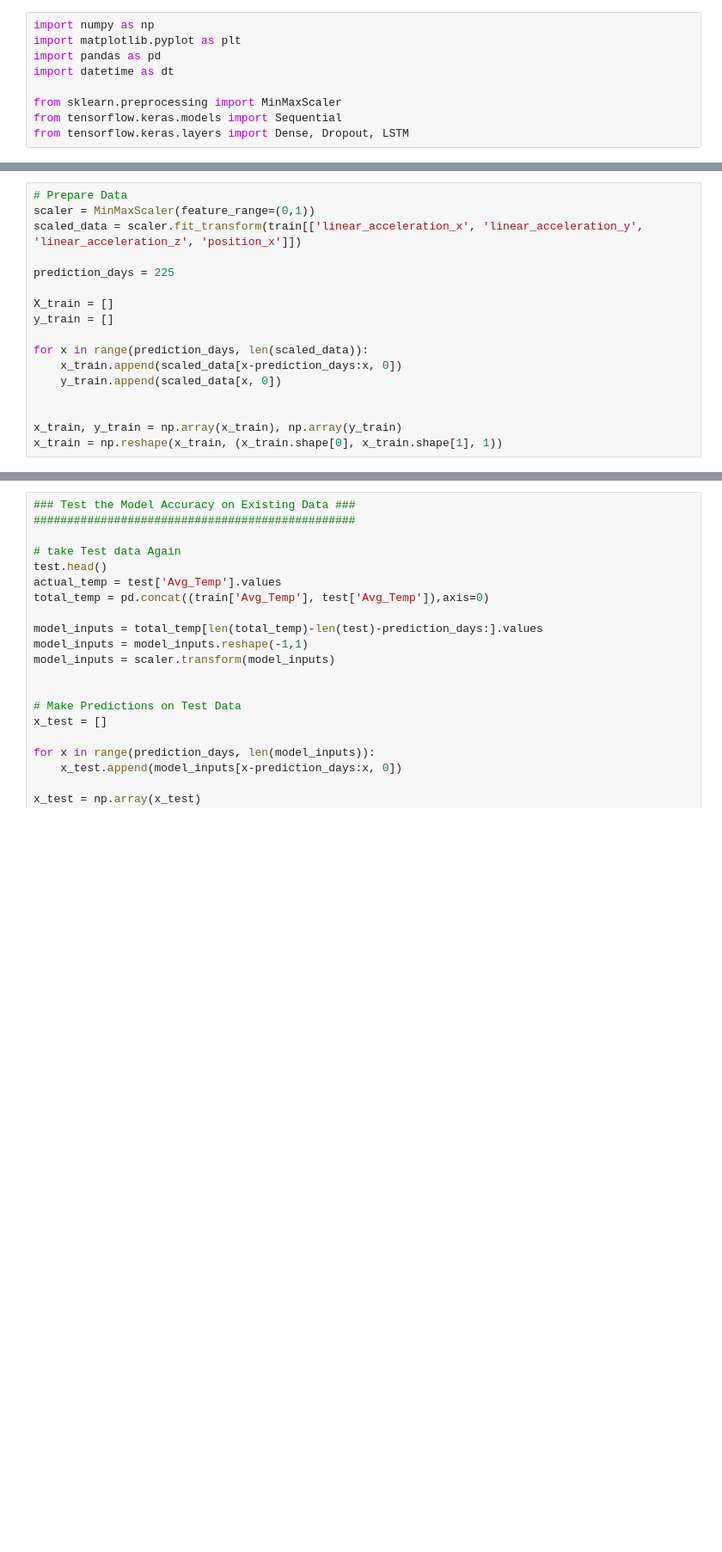
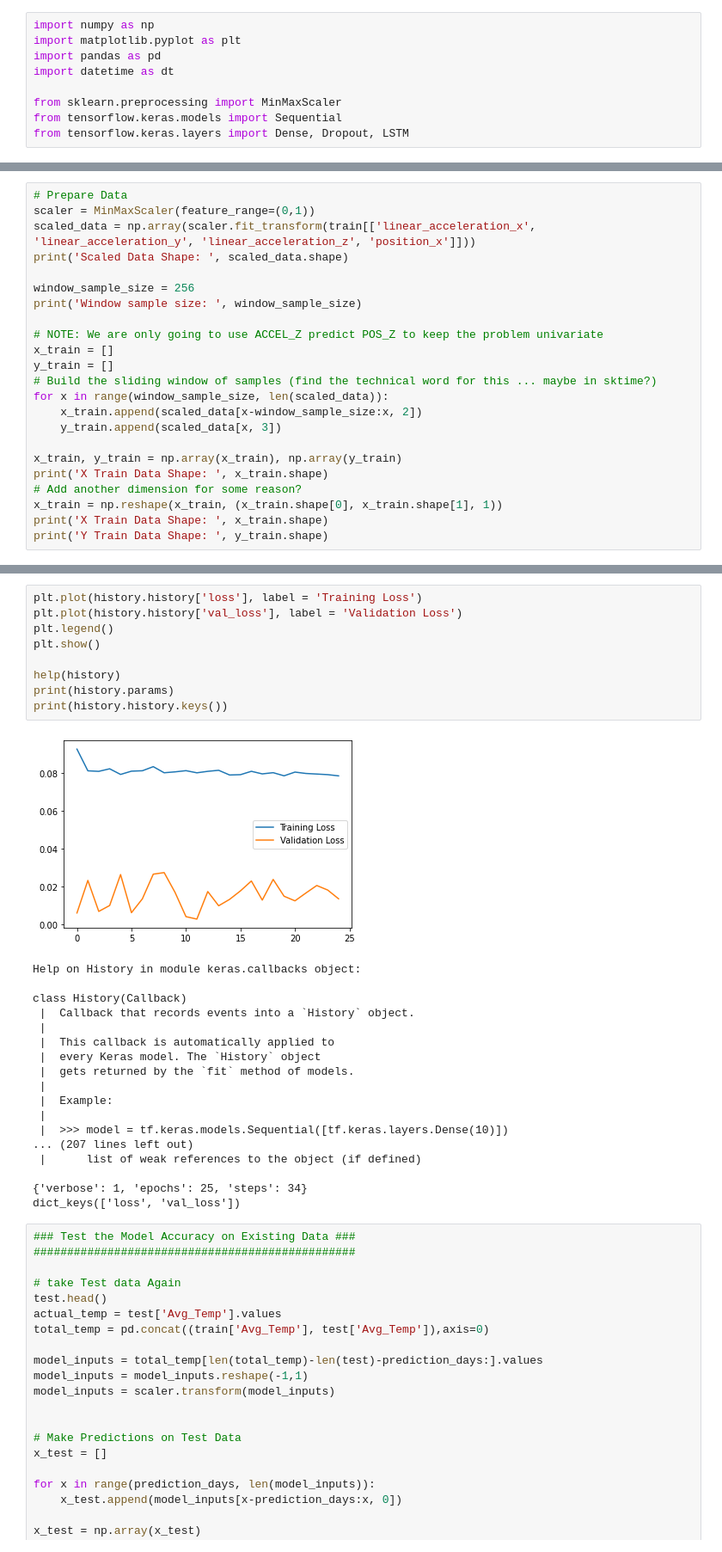
Before and after one commit to jeliser/sandbox, a Jupyter notebook: jupyter/deep_learning/uav_altitude/timeseries_deep_learning.ipynb, the cells around one changed output, grey strips where cells are left out. Shown at 86% size. Saved outputs shown, nothing was run; the diff lists cells and outputs as text; blank space fills up the shorter version.

Commit message:
Still working on the UAV example.

```diff
--- a/jupyter/deep_learning/uav_altitude/timeseries_deep_learning.ipynb
+++ b/jupyter/deep_learning/uav_altitude/timeseries_deep_learning.ipynb
@@ -51,18 +27,24 @@ print(test)
 # %%
 # Prepare Data
 scaler = MinMaxScaler(feature_range=(0,1))
-scaled_data = scaler.fit_transform(train[['linear_acceleration_x', 'linear_acceleration_y', 'linear_acceleration_z', 'position_x']])
+scaled_data = np.array(scaler.fit_transform(train[['linear_acceleration_x', 'linear_acceleration_y', 'linear_acceleration_z', 'position_x']]))
+print('Scaled Data Shape: ', scaled_data.shape)
 
-prediction_days = 225
+window_sample_size = 256
+print('Window sample size: ', window_sample_size)
 
-X_train = []
+# NOTE: We are only going to use ACCEL_Z predict POS_Z to keep the problem univariate
+x_train = []
 y_train = []
-
-for x in range(prediction_days, len(scaled_data)):
-    x_train.append(scaled_data[x-prediction_days:x, 0])
-    y_train.append(scaled_data[x, 0])
-
+# Build the sliding window of samples (find the technical word for this ... maybe in sktime?)
+for x in range(window_sample_size, len(scaled_data)):
+    x_train.append(scaled_data[x-window_sample_size:x, 2])
+    y_train.append(scaled_data[x, 3])
 
 x_train, y_train = np.array(x_train), np.array(y_train)
+print('X Train Data Shape: ', x_train.shape)
+# Add another dimension for some reason?
 x_train = np.reshape(x_train, (x_train.shape[0], x_train.shape[1], 1))
+print('X Train Data Shape: ', x_train.shape)
+print('Y Train Data Shape: ', y_train.shape)
 # %% [output]
@@ -100,3 +92,31 @@ plt.show()
+# %%
+plt.plot(history.history['loss'], label = 'Training Loss')
+plt.plot(history.history['val_loss'], label = 'Validation Loss')
+plt.legend()
+plt.show()
+
+help(history)
+print(history.params)
+print(history.history.keys())
+# %% [output]
+[figure, added]
+Help on History in module keras.callbacks object:
+
+class History(Callback)
+ |  Callback that records events into a `History` object.
+ |
+ |  This callback is automatically applied to
+ |  every Keras model. The `History` object
+ |  gets returned by the `fit` method of models.
+ |
+ |  Example:
+ |
+ |  >>> model = tf.keras.models.Sequential([tf.keras.layers.Dense(10)])
+... (207 lines left out)
+ |      list of weak references to the object (if defined)
+
+{'verbose': 1, 'epochs': 25, 'steps': 34}
+dict_keys(['loss', 'val_loss'])
 # %%
 ### Test the Model Accuracy on Existing Data ###
 ################################################
```
Also changed, not shown: parts of 3 cells of this notebook, 1 other file.
